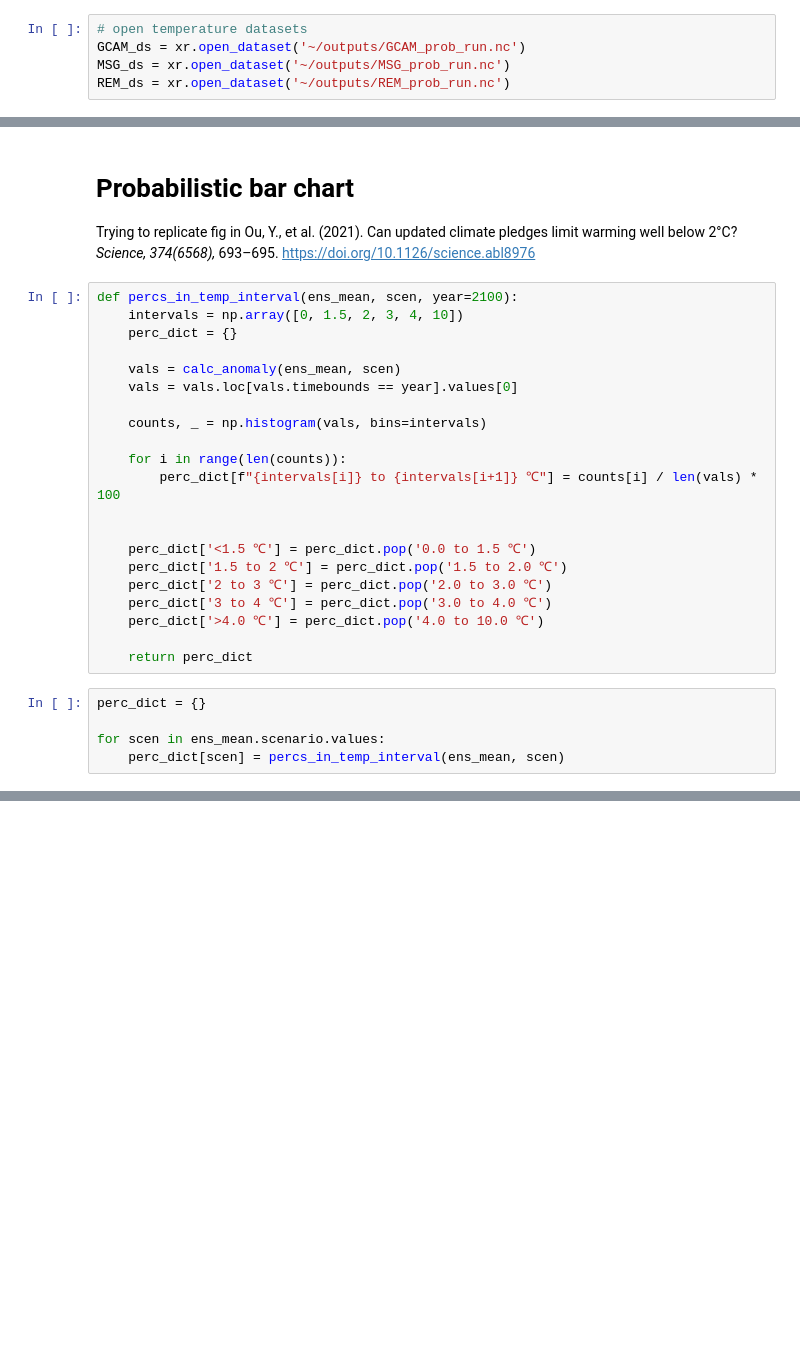
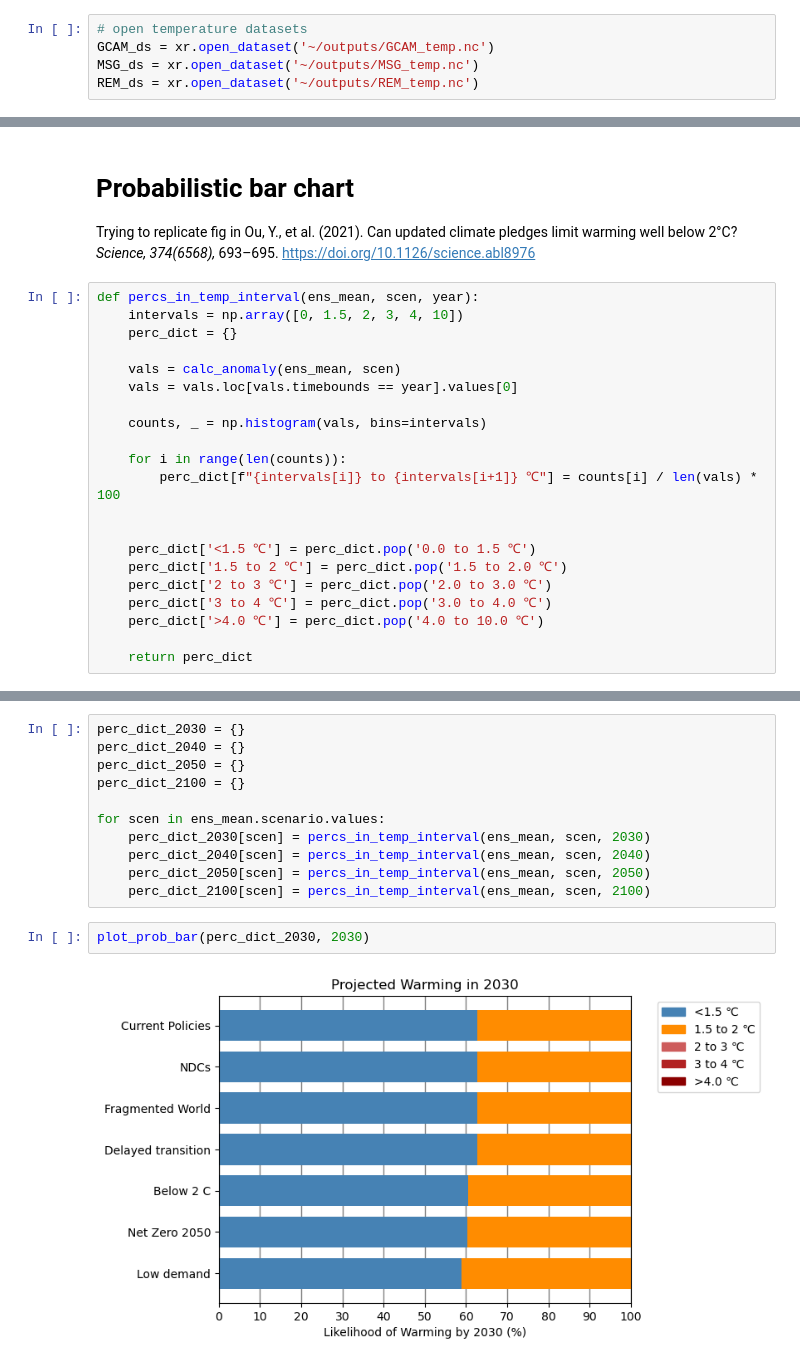
Before and after one commit to ericasimon16/woodwell_internship, a Jupyter notebook: ensemble_mean.ipynb, the cells around one changed output, grey strips where cells are left out. Saved outputs shown, nothing was run; the diff lists cells and outputs as text; blank space fills up the shorter version.

Commit message:
charts for 2030, 2040, and 2050

```diff
--- a/ensemble_mean.ipynb
+++ b/ensemble_mean.ipynb
@@ -34,9 +34,9 @@ NGFS_colors = {
 ## Get datasets
 # %%
 # open temperature datasets
-GCAM_ds = xr.open_dataset('~/outputs/GCAM_prob_run.nc')
-MSG_ds = xr.open_dataset('~/outputs/MSG_prob_run.nc')
-REM_ds = xr.open_dataset('~/outputs/REM_prob_run.nc')
+GCAM_ds = xr.open_dataset('~/outputs/GCAM_temp.nc')
+MSG_ds = xr.open_dataset('~/outputs/MSG_temp.nc')
+REM_ds = xr.open_dataset('~/outputs/REM_temp.nc')
 # %% [markdown]
 ## Calculate mean for each config
 # %%
@@ -300,7 +300,7 @@ plt_temp_kde_tail(ens_mean, 2100, 95, xmax=5)
 # Probabilistic bar chart
 Trying to replicate fig in Ou, Y., et al. (2021). Can updated climate pledges limit warming well below 2°C? *Science, 374(6568),* 693–695. https://doi.org/10.1126/science.abl8976
 # %%
-def percs_in_temp_interval(ens_mean, scen, year=2100):
+def percs_in_temp_interval(ens_mean, scen, year):
     intervals = np.array([0, 1.5, 2, 3, 4, 10])
     perc_dict = {}
 
@@ -320,9 +320,4 @@ def percs_in_temp_interval(ens_mean, scen, year=2100):
     perc_dict['>4.0 ℃'] = perc_dict.pop('4.0 to 10.0 ℃')
 
     return perc_dict
-# %%
-perc_dict = {}
-
-for scen in ens_mean.scenario.values:
-    perc_dict[scen] = percs_in_temp_interval(ens_mean, scen)
 # %%
@@ -354,0 +349,15 @@ plt.show()
+# %%
+perc_dict_2030 = {}
+perc_dict_2040 = {}
+perc_dict_2050 = {}
+perc_dict_2100 = {}
+
+for scen in ens_mean.scenario.values:
+    perc_dict_2030[scen] = percs_in_temp_interval(ens_mean, scen, 2030)
+    perc_dict_2040[scen] = percs_in_temp_interval(ens_mean, scen, 2040)
+    perc_dict_2050[scen] = percs_in_temp_interval(ens_mean, scen, 2050)
+    perc_dict_2100[scen] = percs_in_temp_interval(ens_mean, scen, 2100)
+# %%
+plot_prob_bar(perc_dict_2030, 2030)
+# %% [output]
+[figure, added]
```
Also changed, not shown: parts of 4 cells of this notebook.
